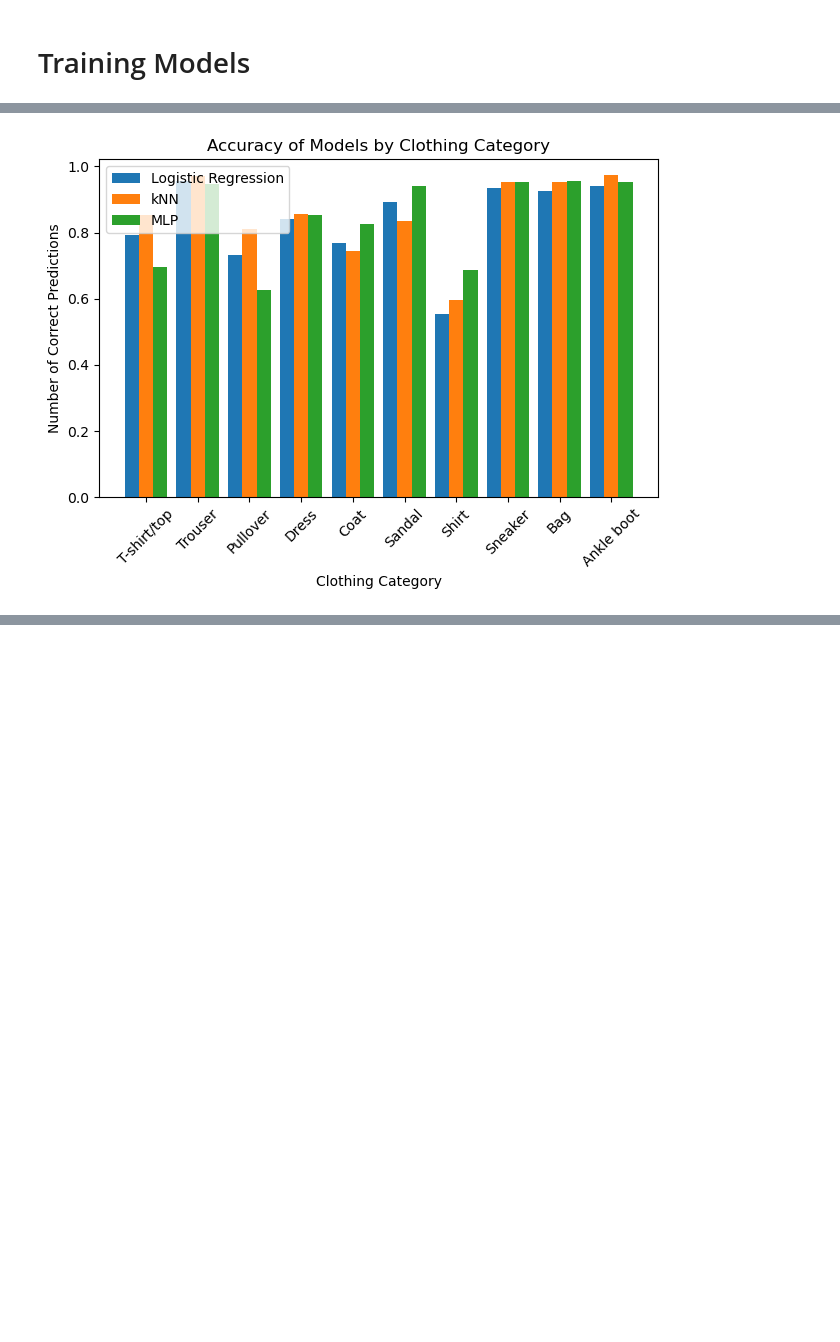
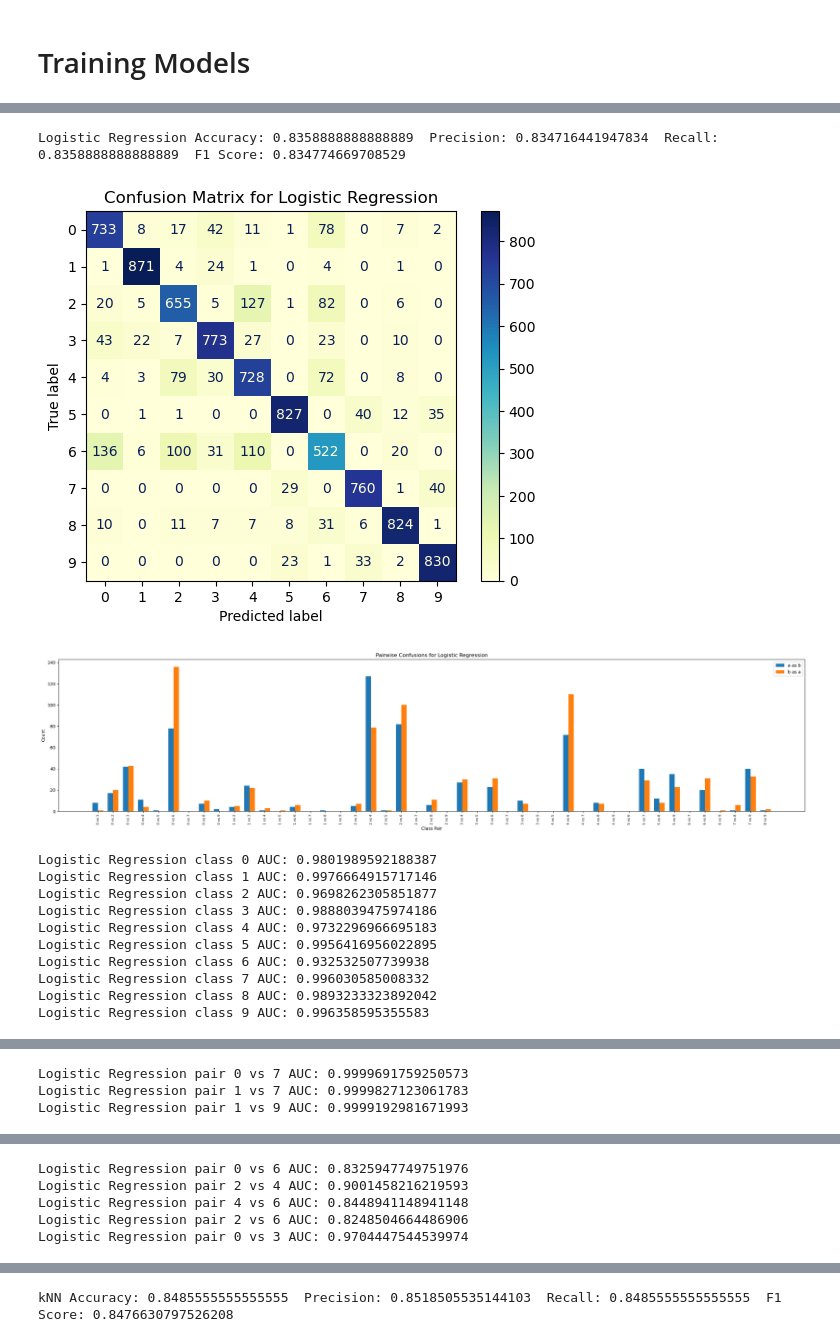
Before and after one commit to ShuWald/fahsion, a Jupyter notebook: backup_main.ipynb, the cells around one changed output, grey strips where cells are left out. Saved outputs shown, nothing was run; the diff lists cells and outputs as text; code cells hidden in the pictures; blank space fills up the shorter version.

Commit message:
implemented validation set, improved helper functions to allow for future k-fold implementation

```diff
--- a/backup_main.ipynb
+++ b/backup_main.ipynb
@@ -10,7 +10,7 @@ from models.mlp import MLP
 from models.logistic import LogReg
 # %%
 data = DataEvaluator('dataset')
-X_train, y_train, X_test, y_test = data.get_data()
-print(X_train.shape, y_train.shape, X_test.shape, y_test.shape)
+X_train, y_train, X_val, y_val, X_test, y_test = data.get_data()
+print(X_train.shape, y_train.shape, X_val.shape, y_val.shape, X_test.shape, y_test.shape)
 clothing_types = data.clothing_types
 # %% [output]
@@ -156,19 +64,17 @@ Evaluation time for MLP: 3.31 seconds
 # %%
-models = ["Logistic Regression", "kNN", "MLP"]
-catcounts = {"Logistic Regression": np.diag(levals.cm) , "kNN": np.diag(kevals.cm) , "MLP": np.diag(fevals.cm)}
-cataccs = {model: counts/1000 for model, counts in catcounts.items()}
-
-# Graph the numeric accuracies
-x = np.arange(len(clothing_types))
-width = 0.275
-[plt.bar(x - width + i*width, cataccs[model], width, label=model) for i, model in enumerate(models)]
-plt.xlabel('Clothing Category')
-plt.ylabel('Number of Correct Predictions')
-plt.title('Accuracy of Models by Clothing Category')
-plt.xticks(x, [clothing_types[i] for i in clothing_types.keys()], rotation=45)
-plt.legend()
-plt.tight_layout()
-plt.savefig('figures/model_category_accuracies.png')
-plt.show()
+le, levals, letime = evaluate_model(l, "Logistic Regression", X_val, y_val, stage="validation", color="YlGnBu")
+print(f"Validation time for Logistic Regression: {letime:.2f} seconds")
 # %% [output]
+Logistic Regression Accuracy: 0.8358888888888889  Precision: 0.834716441947834  Recall: 0.8358888888888889  F1 Score: 0.834774669708529
-[figure, old version]
+[figure, new version]
+[figure, added]
+Logistic Regression class 0 AUC: 0.9801989592188387
+Logistic Regression class 1 AUC: 0.9976664915717146
+Logistic Regression class 2 AUC: 0.9698262305851877
+Logistic Regression class 3 AUC: 0.9888039475974186
+Logistic Regression class 4 AUC: 0.9732296966695183
+Logistic Regression class 5 AUC: 0.9956416956022895
+Logistic Regression class 6 AUC: 0.932532507739938
+Logistic Regression class 7 AUC: 0.996030585008332
+Logistic Regression class 8 AUC: 0.9893233323892042
+Logistic Regression class 9 AUC: 0.996358595355583
@@ -174,0 +82,3 @@ plt.show()
+Logistic Regression pair 0 vs 7 AUC: 0.9999691759250573
+Logistic Regression pair 1 vs 7 AUC: 0.9999827123061783
+Logistic Regression pair 1 vs 9 AUC: 0.9999192981671993
@@ -174,0 +86,5 @@ plt.show()
+Logistic Regression pair 0 vs 6 AUC: 0.8325947749751976
+Logistic Regression pair 2 vs 4 AUC: 0.9001458216219593
+Logistic Regression pair 4 vs 6 AUC: 0.8448941148941148
+Logistic Regression pair 2 vs 6 AUC: 0.8248504664486906
+Logistic Regression pair 0 vs 3 AUC: 0.9704447544539974
@@ -174,0 +92 @@ plt.show()
+kNN Accuracy: 0.8485555555555555  Precision: 0.8518505535144103  Recall: 0.8485555555555555  F1 Score: 0.8476630797526208
```
Also changed, not shown: parts of 21 cells of this notebook, 27 other files.
